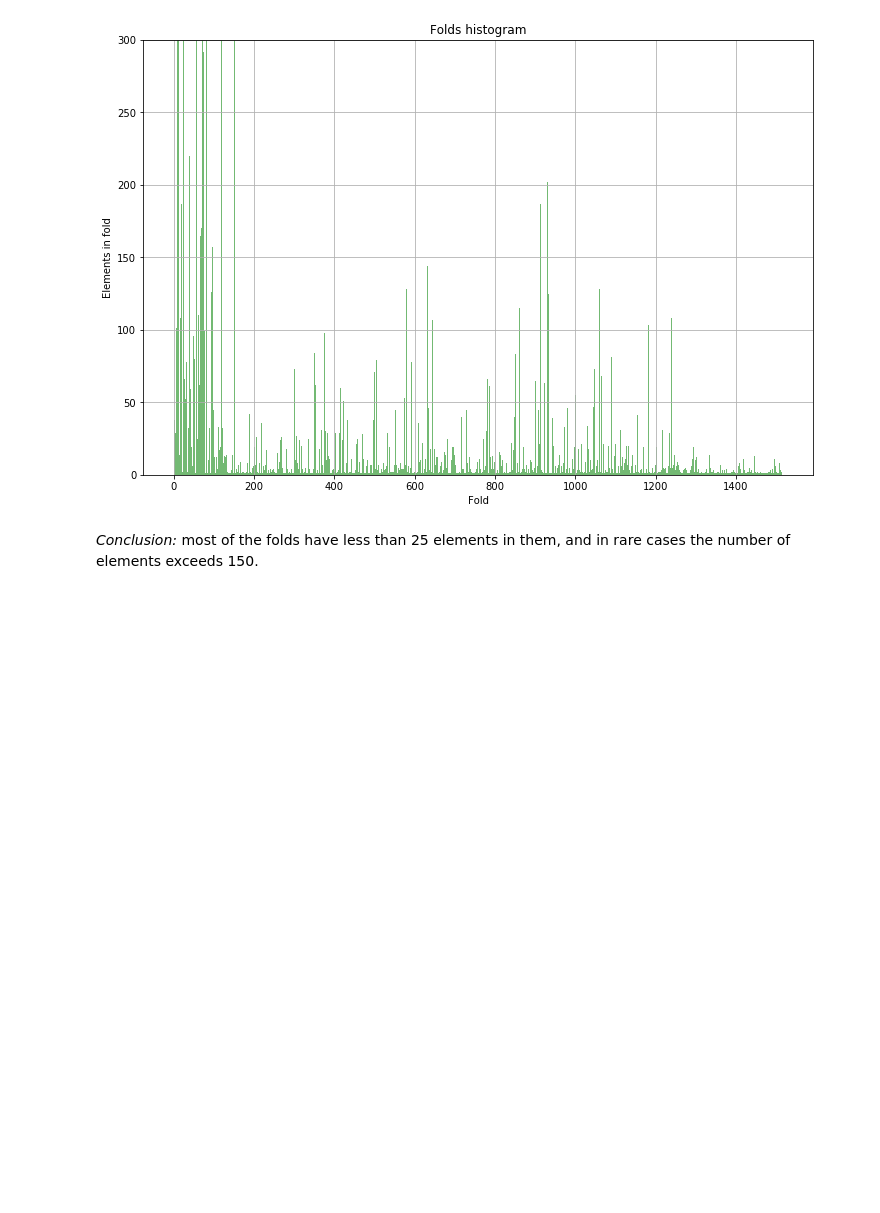
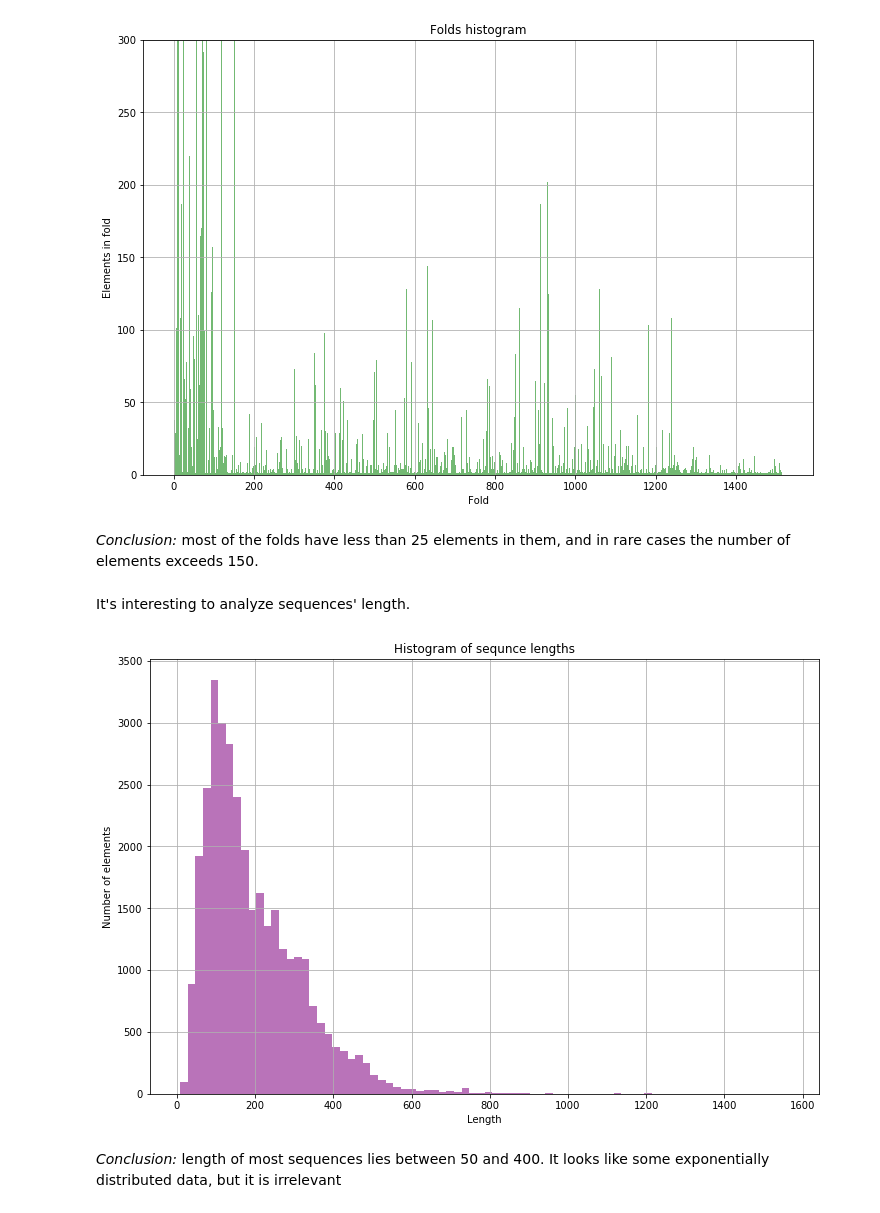
Before and after one commit to Intelligent-Systems-Phystech/2021-Project-86, a Jupyter notebook: code/Exploratory data analysis.ipynb, the cells around one changed output. Saved outputs shown, nothing was run; the diff lists cells and outputs as text; code cells hidden in the pictures; blank space fills up the shorter version.

```diff
--- a/code/Exploratory data analysis.ipynb
+++ b/code/Exploratory data analysis.ipynb
@@ -107,8 +107,8 @@ def parse_representation_file(filename):
     df['id']=df['info'].str.extract(r'>(\d+).*')
     return df.drop("info", axis = 1)
 # %%
-sequences = parse_representation_file('./../data/' + filenames[2])
-sequences.head()
+sequences_df = parse_representation_file('./../data/' + filenames[2])
+sequences_df.head()
 # %% [output]
 |  | sequence | id |
 | 0 | NERILLVDDDYSLLNTLKRNLSFDFEVTTCESG... | 8072807 |
@@ -134,3 +134,21 @@ plt.show()
 [figure]
 # %% [markdown]
 *Conclusion:* most of the folds have less than 25 elements in them, and in  rare cases the number of elements exceeds 150.
+# %% [markdown]
+It's interesting to analyze sequences' length.
+# %%
+sequences = sequences_df.loc[:, "sequence"]
+lengths = sequences.apply(lambda x:  len(x))
+# %%
+plt.figure(figsize = (12, 8))
+plt.hist(lengths, bins = 80, density=False, facecolor='purple', alpha=0.55)
+
+plt.xlabel('Length')
+plt.ylabel('Number of elements')
+plt.title('Histogram of sequnce lengths')
+plt.grid(True)
+plt.show()
+# %% [output]
+[figure, added]
+# %% [markdown]
+*Conclusion:* length of most sequences lies between 50 and 400. It looks like some exponentially distributed data, but it is irrelevant
```
